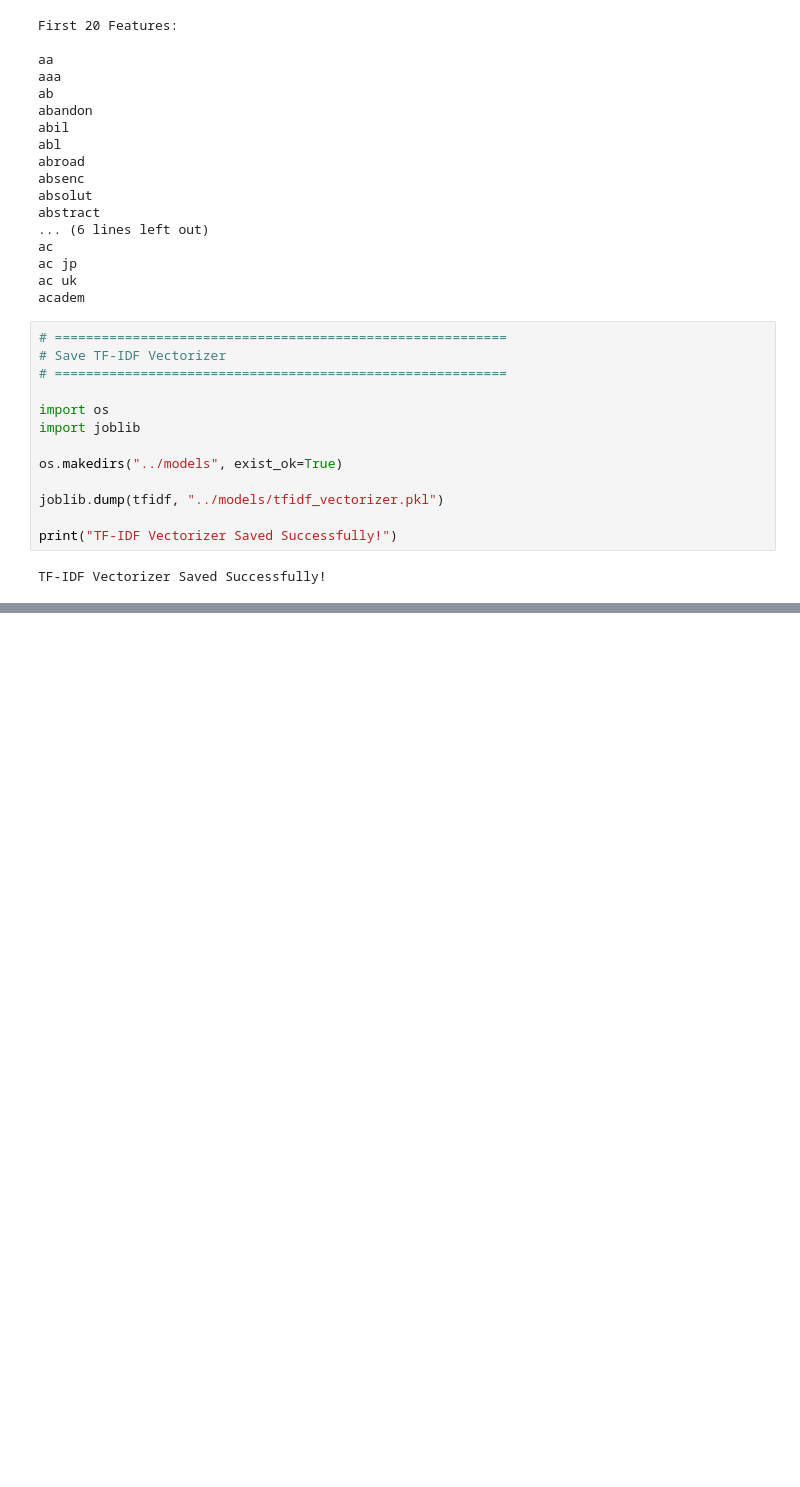
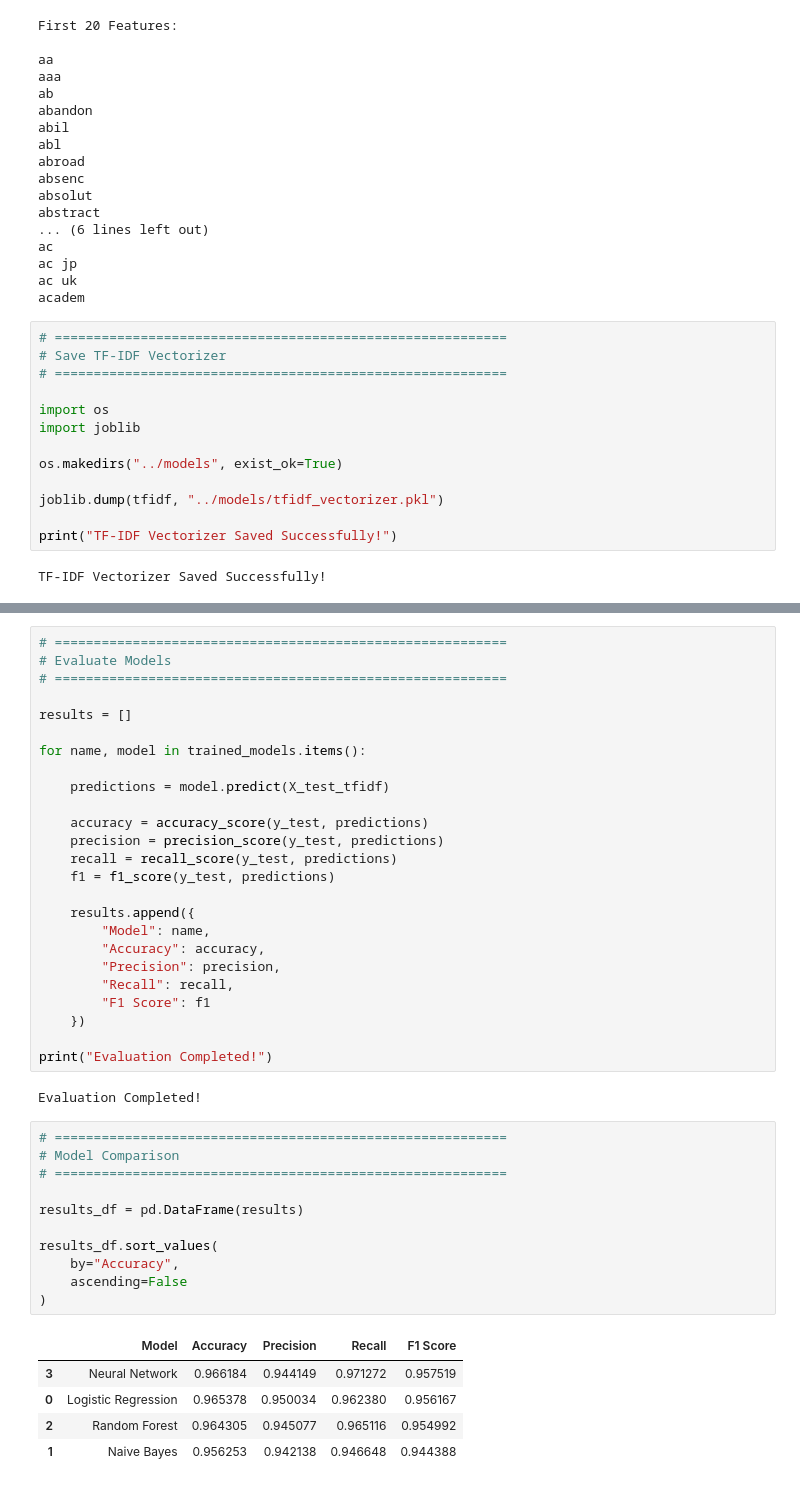
Before and after one commit to harshu1924/AI-Driven-Phishing-Email-Detection, a Jupyter notebook: notebooks/phishing_detection.ipynb, the cells around one changed output, grey strips where cells are left out. Drawn from its saved outputs; the diff is of its cells as text; blank space fills up the shorter version.

```diff
--- a/notebooks/phishing_detection.ipynb
+++ b/notebooks/phishing_detection.ipynb
@@ -654,0 +722,44 @@ TF-IDF Vectorizer Saved Successfully!
+# %%
+# ==========================================================
+# Evaluate Models
+# ==========================================================
+
+results = []
+
+for name, model in trained_models.items():
+
+    predictions = model.predict(X_test_tfidf)
+
+    accuracy = accuracy_score(y_test, predictions)
+    precision = precision_score(y_test, predictions)
+    recall = recall_score(y_test, predictions)
+    f1 = f1_score(y_test, predictions)
+
+    results.append({
+        "Model": name,
+        "Accuracy": accuracy,
+        "Precision": precision,
+        "Recall": recall,
+        "F1 Score": f1
+    })
+
+print("Evaluation Completed!")
+# %% [output]
+Evaluation Completed!
+# %%
+# ==========================================================
+# Model Comparison
+# ==========================================================
+
+results_df = pd.DataFrame(results)
+
+results_df.sort_values(
+    by="Accuracy",
+    ascending=False
+)
+# %% [output]
+|  | Model | Accuracy | Precision | Recall | F1 Score |
+| 3 | Neural Network | 0.966184 | 0.944149 | 0.971272 | 0.957519 |
+| 0 | Logistic Regression | 0.965378 | 0.950034 | 0.962380 | 0.956167 |
+| 2 | Random Forest | 0.964305 | 0.945077 | 0.965116 | 0.954992 |
+| 1 | Naive Bayes | 0.956253 | 0.942138 | 0.946648 | 0.944388 |
```
Also changed, not shown: parts of 7 cells of this notebook.
